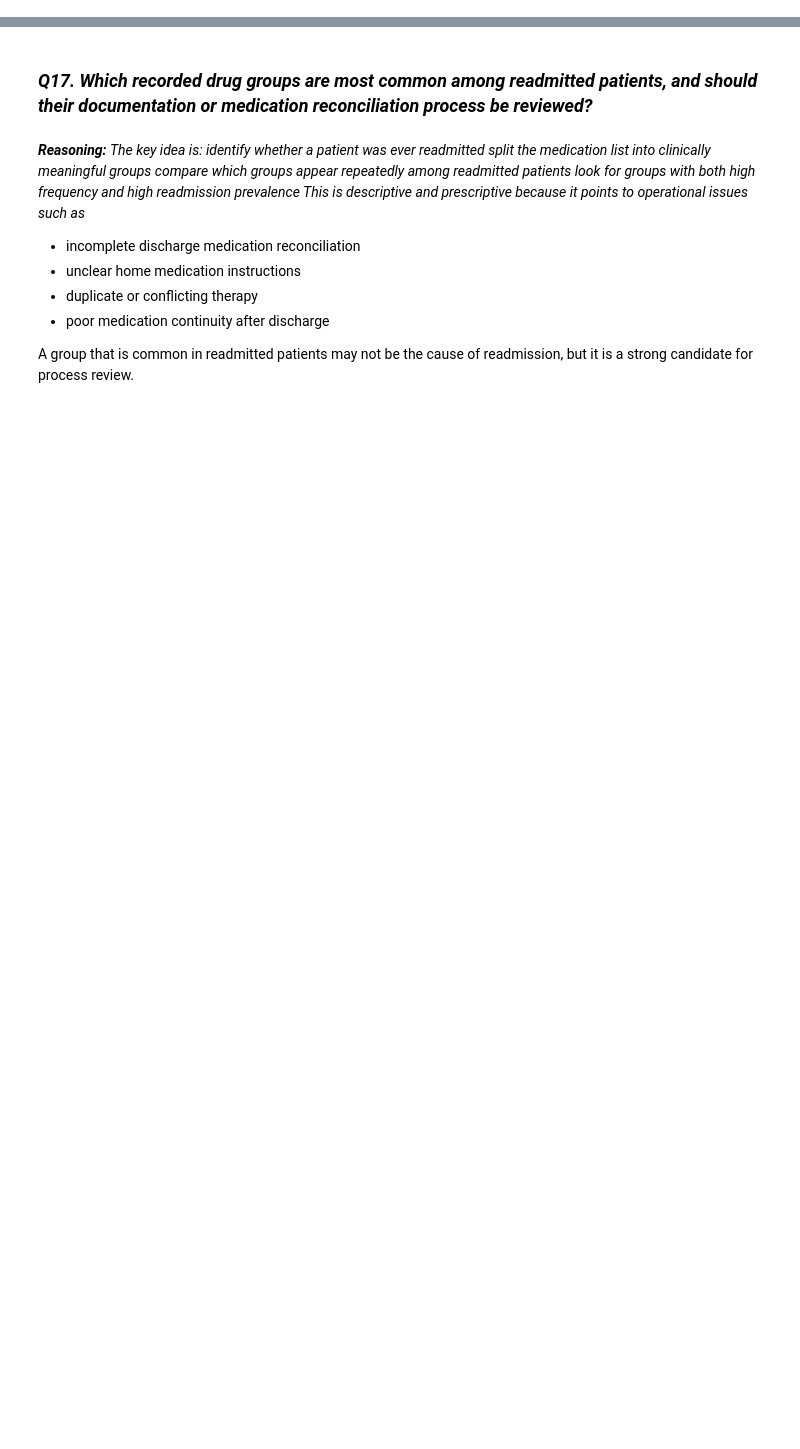
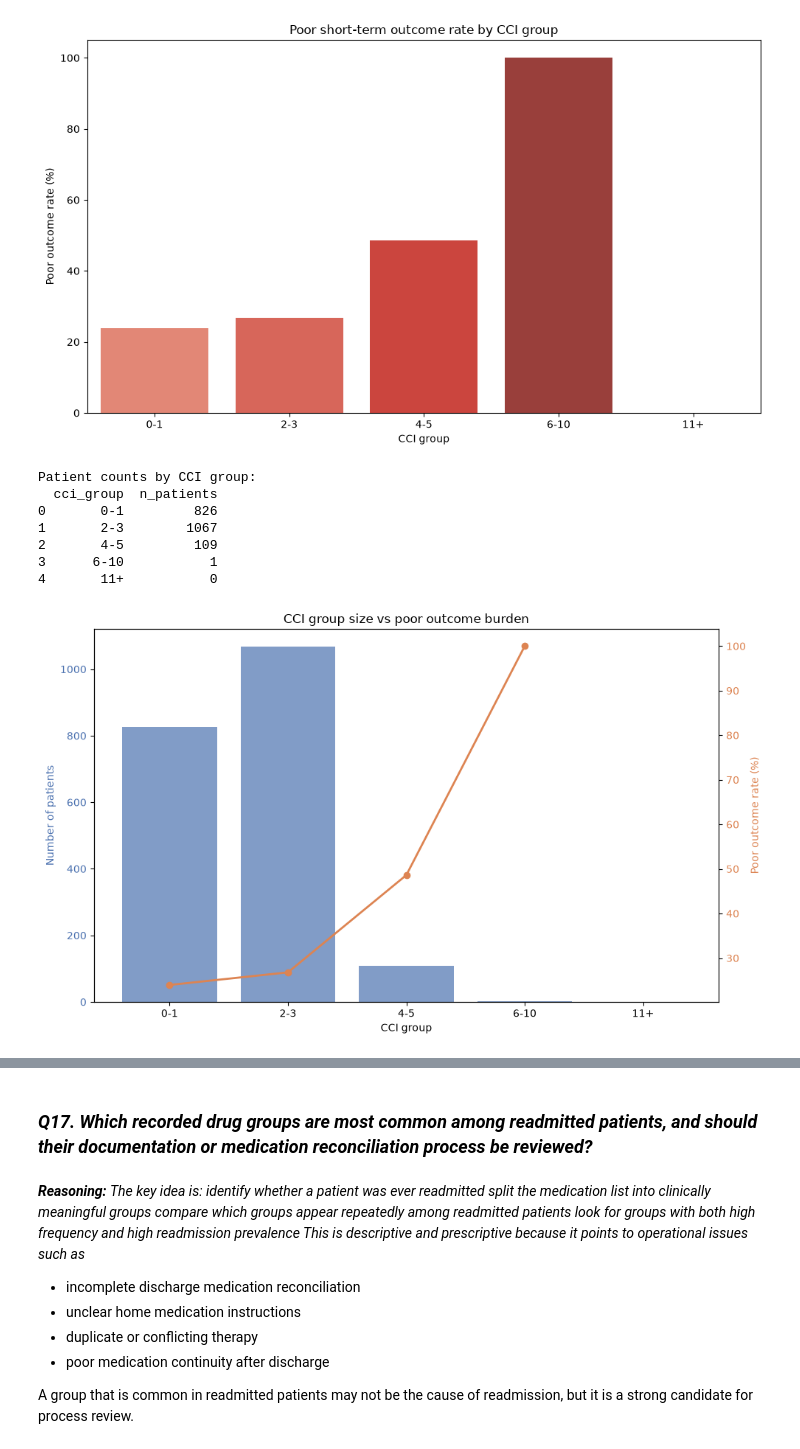
Before and after one commit to Yasasmini/Team3_PyCoders_PythonHackathon_SEP2026, a Jupyter notebook: Team3_PyCoders_Category3.Prescriptive.ipynb, the cells around one changed output, grey strips where cells are left out. Drawn from its saved outputs; the diff is of its cells as text; code cells hidden in the pictures; blank space fills up the shorter version.

```diff
--- a/Team3_PyCoders_Category3.Prescriptive.ipynb
+++ b/Team3_PyCoders_Category3.Prescriptive.ipynb
@@ -8,0 +82,53 @@ hf_df = pd.read_csv("cleaned_files/heart_failure_merged.csv")
+# %%
+# -----------------------------
+# 5. Plot: outcome rates by CCI group
+# -----------------------------
+plot_df = cci_summary.reset_index()
+
+plt.figure(figsize=(10, 6))
+sns.barplot(data=plot_df, x="cci_group", y="poor_outcome", palette="Reds_d")
+plt.title("Poor short-term outcome rate by CCI group")
+plt.xlabel("CCI group")
+plt.ylabel("Poor outcome rate (%)")
+plt.xticks(rotation=0)
+plt.tight_layout()
+plt.show()
+
+# -----------------------------
+# 6. Optional: count patients in each CCI group
+# -----------------------------
+count_df = df["cci_group"].value_counts().sort_index().reset_index()
+count_df.columns = ["cci_group", "n_patients"]
+
+print("\nPatient counts by CCI group:")
+print(count_df)
+
+# Combined plot: counts + poor outcome rate
+fig, ax1 = plt.subplots(figsize=(10, 6))
+
+color1 = "#4C72B0"
+color2 = "#DD8452"
+
+ax1.bar(count_df["cci_group"], count_df["n_patients"], color=color1, alpha=0.7, label="Patients")
+ax1.set_xlabel("CCI group")
+ax1.set_ylabel("Number of patients", color=color1)
+ax1.tick_params(axis="y", labelcolor=color1)
+
+ax2 = ax1.twinx()
+ax2.plot(plot_df["cci_group"], plot_df["poor_outcome"], color=color2, marker="o", linewidth=2, label="Poor outcome %")
+ax2.set_ylabel("Poor outcome rate (%)", color=color2)
+ax2.tick_params(axis="y", labelcolor=color2)
+
+plt.title("CCI group size vs poor outcome burden")
+plt.tight_layout()
+plt.show()
+# %% [output]
+[figure, added]
+Patient counts by CCI group:
+  cci_group  n_patients
+0       0-1         826
+1       2-3        1067
+2       4-5         109
+3      6-10           1
+4       11+           0
+[figure, added]
```
Also changed, not shown: parts of 34 cells of this notebook.
